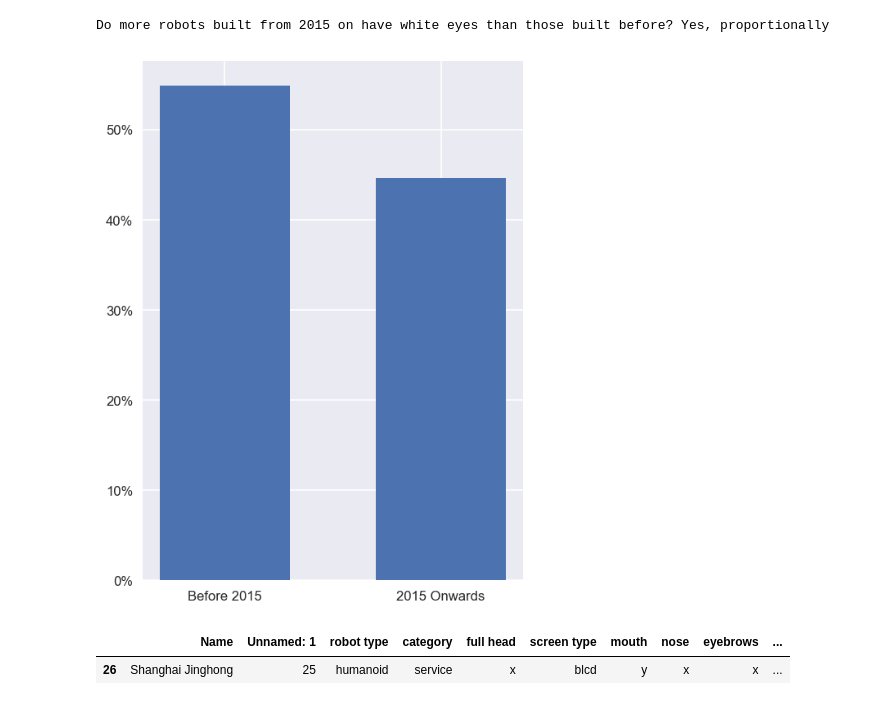
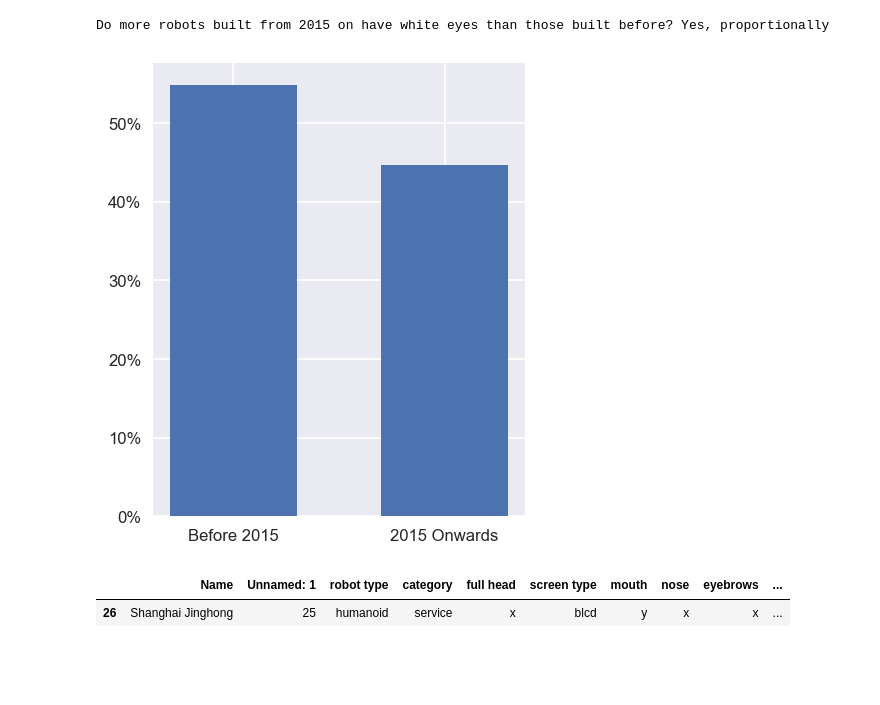
Before and after one commit to shinbutou/msti_techin510, a Jupyter notebook: Lab2/data_visualization.ipynb, the cells around one changed output. Drawn from its saved outputs; the diff is of its cells as text; code cells hidden in the pictures; blank space fills up the shorter version.

```diff
--- a/Lab2/data_visualization.ipynb
+++ b/Lab2/data_visualization.ipynb
@@ -59,17 +61,17 @@ Do more robots built from 2015 on have white eyes than those built before? Yes,
 # %%
 # Visualization comparing the two statistics
 import matplotlib.pyplot as plt
 from matplotlib.pyplot import figure
 import matplotlib.ticker as mtick
 
 plt.style.use('seaborn')
 
-plt.figure(figsize=(5, 7), dpi=120)
+plt.figure(figsize=(4, 5), dpi=120)
 plt.bar(['Before 2015', '2015 Onwards'], [before_rate, after_rate], width=0.6)
 plt.gca().yaxis.set_major_formatter(mtick.PercentFormatter(1))
 plt.show()
 # %% [output]
-[figure, old version]
+[figure, new version]
 # %%
 # Note that there is one robot that does not have the year data, but it does not effect the overall result
 faces[faces['year'] == 'no data']
```
Also changed, not shown: parts of 7 cells of this notebook.
